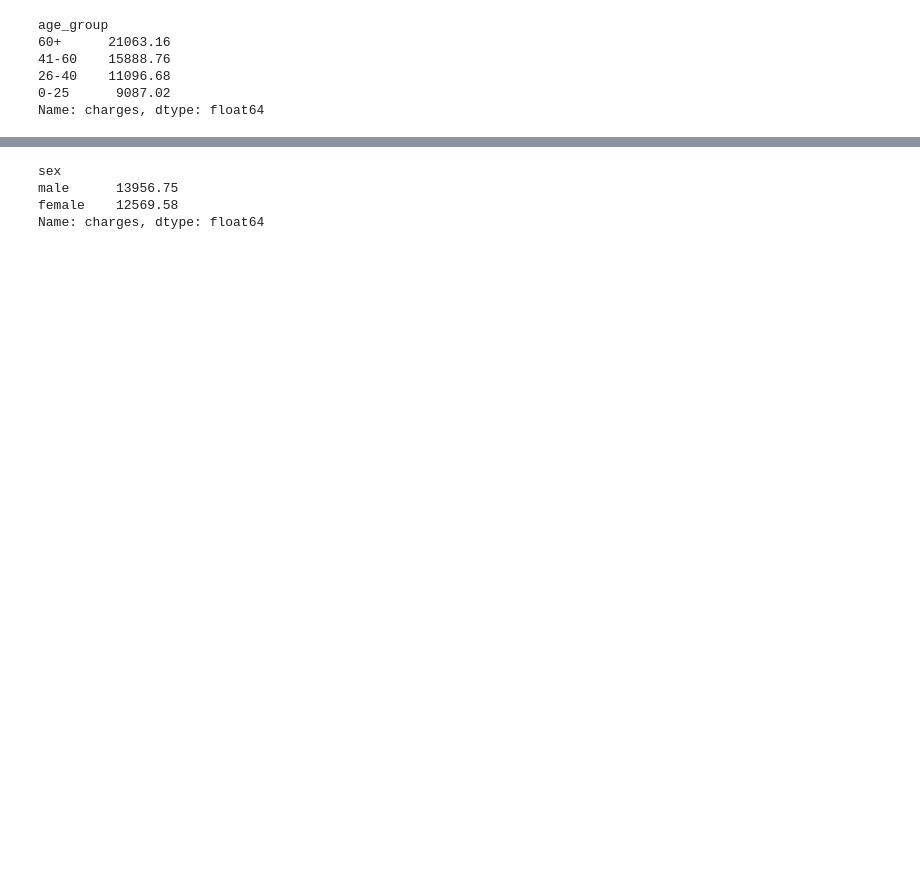
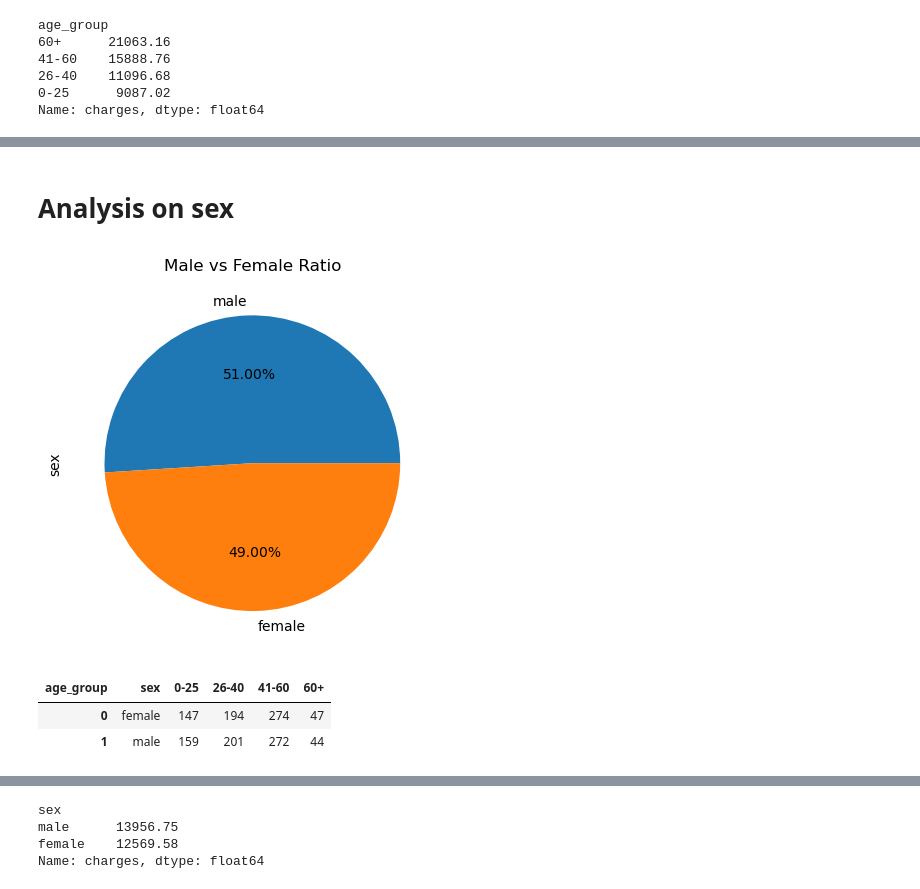
Before and after one commit to CloudWalker26/U.S.-Medical-Insurance-Costs, a Jupyter notebook: python-portfolio-project-starter-files/us-medical-insurance-costs.ipynb, the cells around one changed output, grey strips where cells are left out. Cells and saved outputs as stored; diff of their text form; code cells hidden in the pictures; blank space fills up the shorter version.

```diff
--- a/python-portfolio-project-starter-files/us-medical-insurance-costs.ipynb
+++ b/python-portfolio-project-starter-files/us-medical-insurance-costs.ipynb
@@ -173,0 +171,18 @@ Name: charges, dtype: float64
+# %% [markdown]
+# Analysis on sex
+# %%
+# Ratio of male and female in the data set, can make a pie chart for this
+df['sex'].value_counts(normalize=True).round(2).plot(kind='pie', autopct='%1.2f%%')
+plt.title('Male vs Female Ratio')
+plt.show()
+# %% [output]
+[figure, added]
+# %%
+# Sex based on region
+sex_and_age_group=df.groupby(['sex','age_group']).age.size().reset_index()
+sex_and_age_group_pivot=sex_and_age_group.pivot(columns='age_group',index='sex',values='age').reset_index()
+sex_and_age_group_pivot
+# %% [output]
+| age_group | sex | 0-25 | 26-40 | 41-60 | 60+ |
+| 0 | female | 147 | 194 | 274 | 47 |
+| 1 | male | 159 | 201 | 272 | 44 |
```
Also changed, not shown: parts of 32 cells of this notebook.
